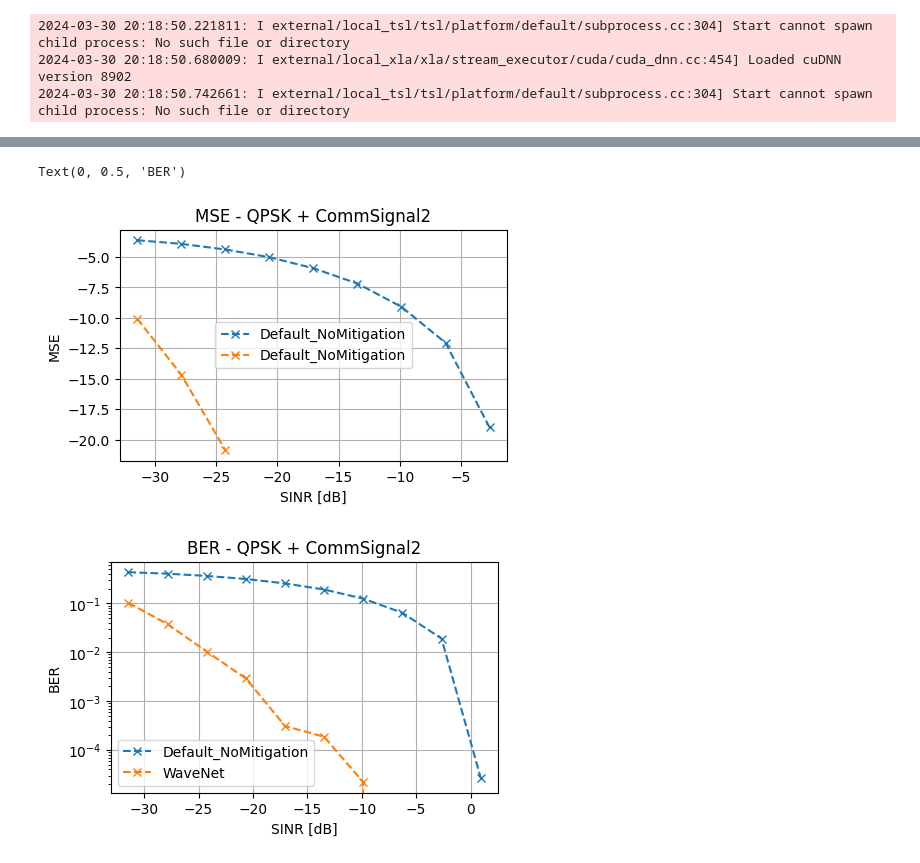
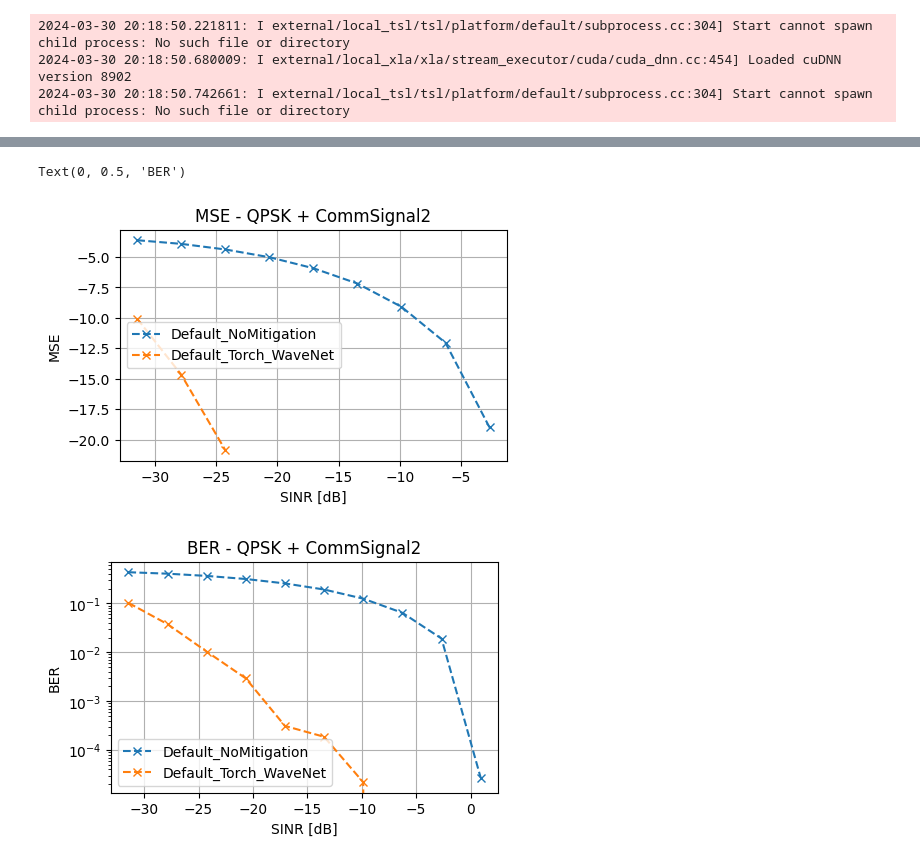
Before and after one commit to AllisonOge/icassp2024rfchallenge, a Jupyter notebook: notebook/RFC_Default_Torch_WaveNet_inference.ipynb, the cells around one changed output, grey strips where cells are left out. Saved outputs shown, nothing was run; the diff lists cells and outputs as text; code cells hidden in the pictures.

```diff
--- a/notebook/RFC_Default_Torch_WaveNet_inference.ipynb
+++ b/notebook/RFC_Default_Torch_WaveNet_inference.ipynb
@@ -169,23 +169,23 @@ def get_smoothed(sinr, ber, npoints=50):
 # %%
 plt.figure(figsize=(5, 3))
 plt.plot(*get_smoothed(sinr_all[:, 1], mse_no_mitigation, 11), "x--", label="Default_NoMitigation")
-plt.plot(*get_smoothed(sinr_all[:, 1], mse_wavenet, 11), "x--", label="Default_NoMitigation")
+plt.plot(*get_smoothed(sinr_all[:, 1], mse_wavenet, 11), "x--", label="Default_Torch_WaveNet")
 plt.grid()
 plt.legend()
 plt.title(f"MSE - {soi_type} + {interference_type}")
 plt.xlabel("SINR [dB]")
 plt.ylabel("MSE")
 
 plt.figure(figsize=(5, 3))
 plt.semilogy(*get_smoothed(sinr_all[:, 1], ber_no_mitigation, 11), "x--", label="Default_NoMitigation")
-plt.semilogy(*get_smoothed(sinr_all[:, 1], ber_wavenet, 11), "x--", label="WaveNet")
+plt.semilogy(*get_smoothed(sinr_all[:, 1], ber_wavenet, 11), "x--", label="Default_Torch_WaveNet")
 
 plt.grid()
 plt.legend()
 plt.title(f"BER - {soi_type} + {interference_type}")
 plt.xlabel("SINR [dB]")
 plt.ylabel("BER")
 # %% [output]
 Text(0, 0.5, 'BER')
-[figure, old version]
+[figure, new version]
-[figure, old version]
+[figure, new version]
```
